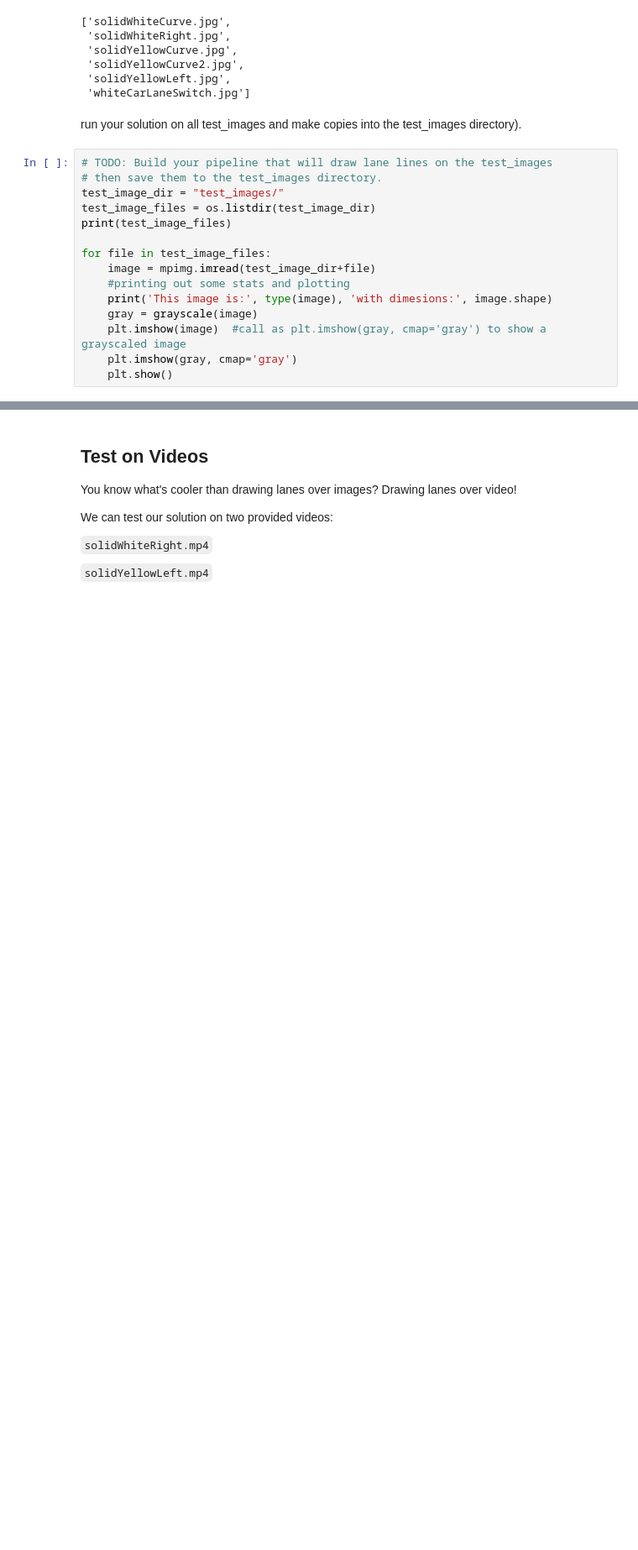
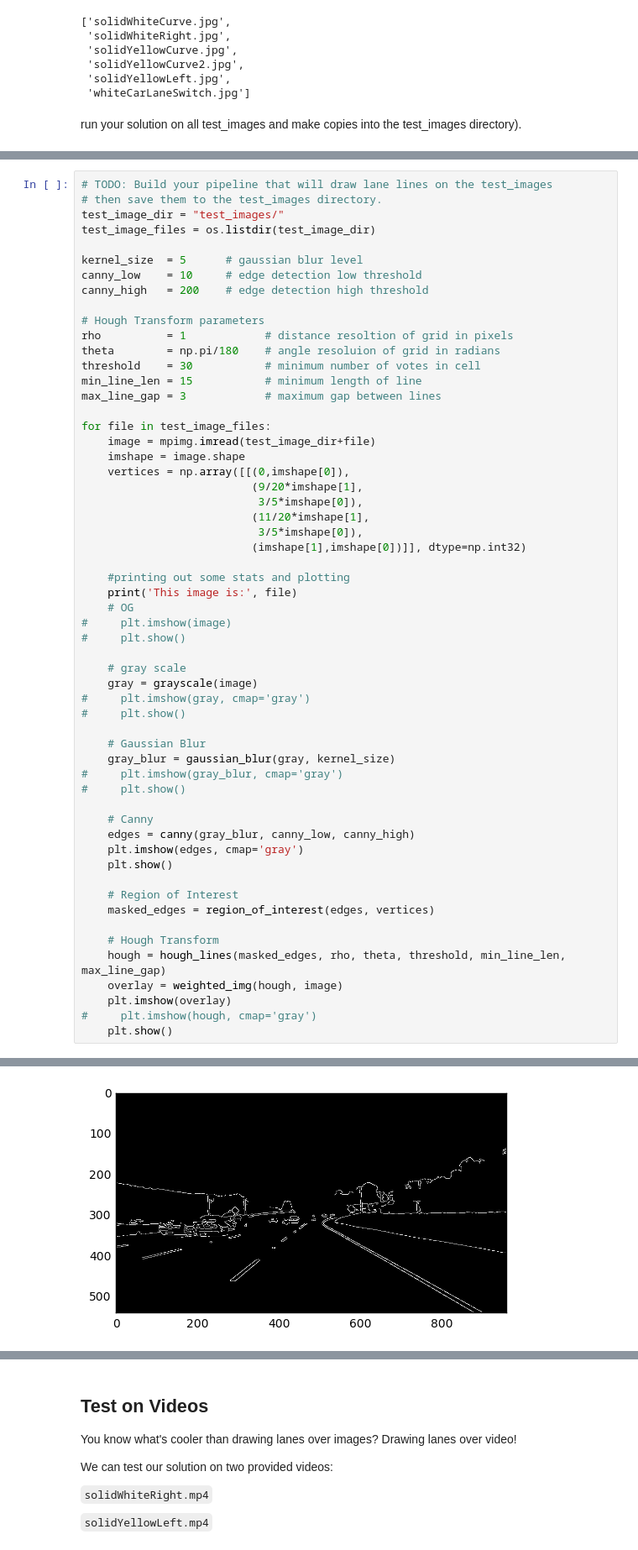
Before and after one commit to racersmith/SDCND-P1, a Jupyter notebook: P1.ipynb, the cells around one changed output, grey strips where cells are left out. Shown at 84% size. Saved outputs shown, nothing was run; the diff lists cells and outputs as text; blank space fills up the shorter version.

Commit message:
Working capture of lines with hough transform

```diff
--- a/P1.ipynb
+++ b/P1.ipynb
@@ -171,18 +171,3 @@ os.listdir("test_images/")
  'whiteCarLaneSwitch.jpg']
 # %% [markdown]
 run your solution on all test_images and make copies into the test_images directory).
-# %%
-# TODO: Build your pipeline that will draw lane lines on the test_images
-# then save them to the test_images directory.
-test_image_dir = "test_images/"
-test_image_files = os.listdir(test_image_dir)
-print(test_image_files)
-
-for file in test_image_files:
-    image = mpimg.imread(test_image_dir+file)
-    #printing out some stats and plotting
-    print('This image is:', type(image), 'with dimesions:', image.shape)
-    gray = grayscale(image)
-    plt.imshow(image)  #call as plt.imshow(gray, cmap='gray') to show a grayscaled image
-    plt.imshow(gray, cmap='gray')
-    plt.show()
@@ -202,0 +174,58 @@ This image is: <class 'numpy.ndarray'> with dimesions: (540, 960, 3)
+# %%
+# TODO: Build your pipeline that will draw lane lines on the test_images
+# then save them to the test_images directory.
+test_image_dir = "test_images/"
+test_image_files = os.listdir(test_image_dir)
+
+kernel_size  = 5      # gaussian blur level
+canny_low    = 10     # edge detection low threshold
+canny_high   = 200    # edge detection high threshold
+
+# Hough Transform parameters
+rho          = 1            # distance resoltion of grid in pixels
+theta        = np.pi/180    # angle resoluion of grid in radians
+threshold    = 30           # minimum number of votes in cell
+min_line_len = 15           # minimum length of line
+max_line_gap = 3            # maximum gap between lines
+
+for file in test_image_files:
+    image = mpimg.imread(test_image_dir+file)
+    imshape = image.shape
+    vertices = np.array([[(0,imshape[0]),
+                          (9/20*imshape[1],
+                           3/5*imshape[0]),
+                          (11/20*imshape[1],
+                           3/5*imshape[0]),
+                          (imshape[1],imshape[0])]], dtype=np.int32)
+
+    #printing out some stats and plotting
+    print('This image is:', file)
+    # OG
+#     plt.imshow(image)
+#     plt.show()
+
+    # gray scale
+    gray = grayscale(image)
+#     plt.imshow(gray, cmap='gray')
+#     plt.show()
+
+    # Gaussian Blur
+    gray_blur = gaussian_blur(gray, kernel_size)
+#     plt.imshow(gray_blur, cmap='gray')
+#     plt.show()
+
+    # Canny
+    edges = canny(gray_blur, canny_low, canny_high)
+    plt.imshow(edges, cmap='gray')
+    plt.show()
+
+    # Region of Interest
+    masked_edges = region_of_interest(edges, vertices)
+
+    # Hough Transform
+    hough = hough_lines(masked_edges, rho, theta, threshold, min_line_len, max_line_gap)
+    overlay = weighted_img(hough, image)
+    plt.imshow(overlay)
+#     plt.imshow(hough, cmap='gray')
+    plt.show()
+# %% [output]
@@ -202,0 +233 @@ This image is: <class 'numpy.ndarray'> with dimesions: (540, 960, 3)
+[figure, added]
```
Also changed, not shown: parts of 2 cells of this notebook.
